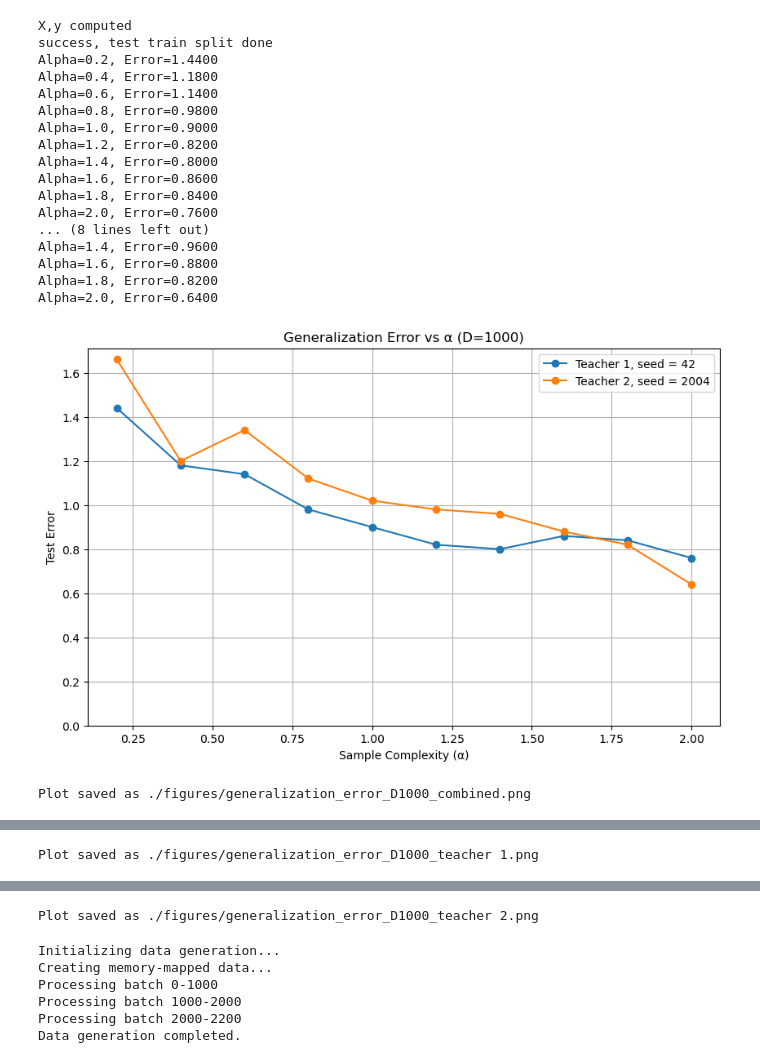
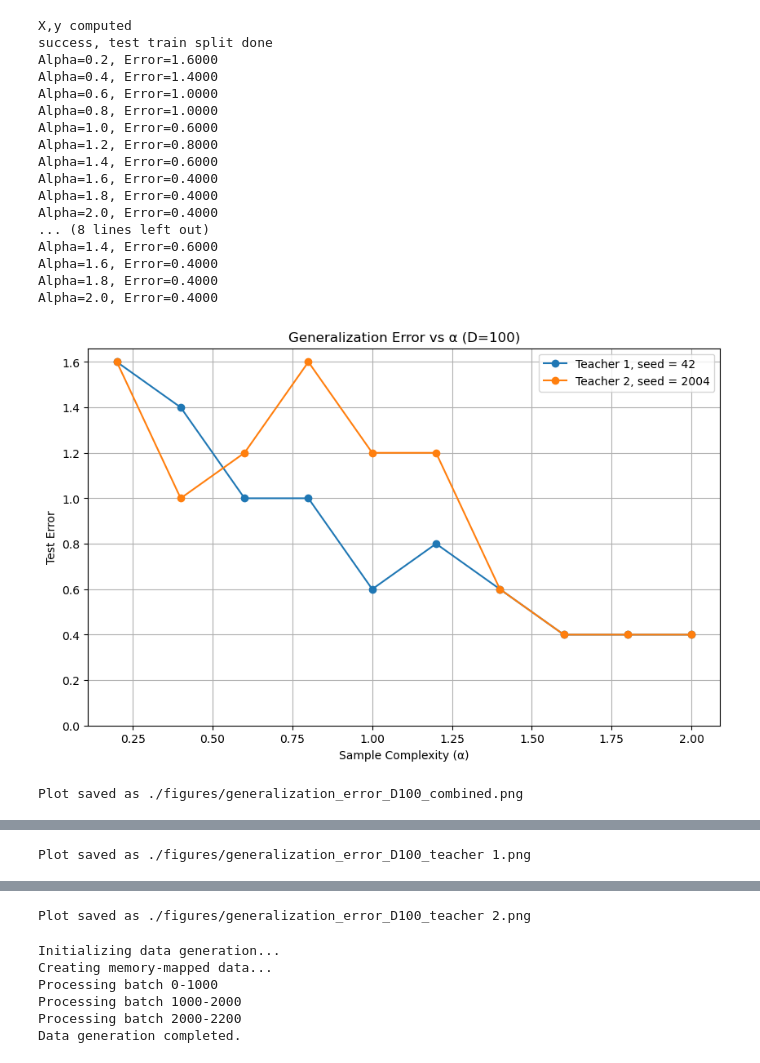
Before and after one commit to lokeshvaradaraj/ELV832-Assignments, a Jupyter notebook: Assignment 1.ipynb, the cells around one changed output, grey strips where cells are left out. Cells and saved outputs as stored; diff of their text form; code cells hidden in the pictures.

```diff
--- a/Assignment 1.ipynb
+++ b/Assignment 1.ipynb
@@ -70,47 +70,47 @@ def plot_results(alphas, errors_list, labels, D,name):
     plt.figure(figsize=(10, 6))
     for errors, label in zip(errors_list, labels):
         plt.plot(alphas, errors, 'o-', label=label)
     plt.xlabel('Sample Complexity (α)')
     plt.ylabel('Test Error')
     plt.title(f'Generalization Error vs α (D={D})')
     plt.grid(True)
     plt.ylim(0,)
     plt.legend()
 
     # Save figure
     filename = f'./figures/generalization_error_D{D}_{name}.png'
     plt.savefig(filename)
     plt.show()
 
     print(f"Plot saved as {filename}")
 
 # Experiment: Run with different teacher seeds
 # This will fail for large D (especially due to memory issues) -> fix using batches, torch blah blah
-D = int(1e3) # dimensionality
+D = int(1e2) # dimensionality
 teacher_seed1,teacher_seed2 = 42,2004
 
 alphas, errors1 = run_experiment(D=D, teacher_seed=teacher_seed1)
 _, errors2 = run_experiment(D=D, teacher_seed=teacher_seed2)
 plot_results(alphas, [errors1, errors2], [f'Teacher 1, seed = {teacher_seed1}', f'Teacher 2, seed = {teacher_seed2}'], D=D,name='combined')
 plot_results(alphas, [errors1], [f'seed = {teacher_seed1}'], D=D,name = 'teacher 1')
 plot_results(alphas, [errors2], [f'seed = {teacher_seed2}'], D=D,name = 'teacher 2')
 # %% [output]
 X,y computed
 success, test train split done
-Alpha=0.2, Error=1.4400
-Alpha=0.4, Error=1.1800
-Alpha=0.6, Error=1.1400
-Alpha=0.8, Error=0.9800
-Alpha=1.0, Error=0.9000
-Alpha=1.2, Error=0.8200
-Alpha=1.4, Error=0.8000
-Alpha=1.6, Error=0.8600
-Alpha=1.8, Error=0.8400
-Alpha=2.0, Error=0.7600
+Alpha=0.2, Error=1.6000
+Alpha=0.4, Error=1.4000
+Alpha=0.6, Error=1.0000
+Alpha=0.8, Error=1.0000
+Alpha=1.0, Error=0.6000
+Alpha=1.2, Error=0.8000
+Alpha=1.4, Error=0.6000
+Alpha=1.6, Error=0.4000
+Alpha=1.8, Error=0.4000
+Alpha=2.0, Error=0.4000
 ... (8 lines left out)
-Alpha=1.4, Error=0.9600
-Alpha=1.6, Error=0.8800
-Alpha=1.8, Error=0.8200
-Alpha=2.0, Error=0.6400
+Alpha=1.4, Error=0.6000
+Alpha=1.6, Error=0.4000
+Alpha=1.8, Error=0.4000
+Alpha=2.0, Error=0.4000
-[figure, old version]
+[figure, new version]
-Plot saved as ./figures/generalization_error_D1000_combined.png
+Plot saved as ./figures/generalization_error_D100_combined.png
@@ -118 +118 @@ Plot saved as ./figures/generalization_error_D1000_combined.png
-Plot saved as ./figures/generalization_error_D1000_teacher 1.png
+Plot saved as ./figures/generalization_error_D100_teacher 1.png
@@ -120,4 +120,4 @@ Plot saved as ./figures/generalization_error_D1000_teacher 1.png
-Plot saved as ./figures/generalization_error_D1000_teacher 2.png
+Plot saved as ./figures/generalization_error_D100_teacher 2.png
 # %%
 import jax
 import seaborn as sns
```
Also changed, not shown: parts of 1 cell of this notebook, 17 other files.
